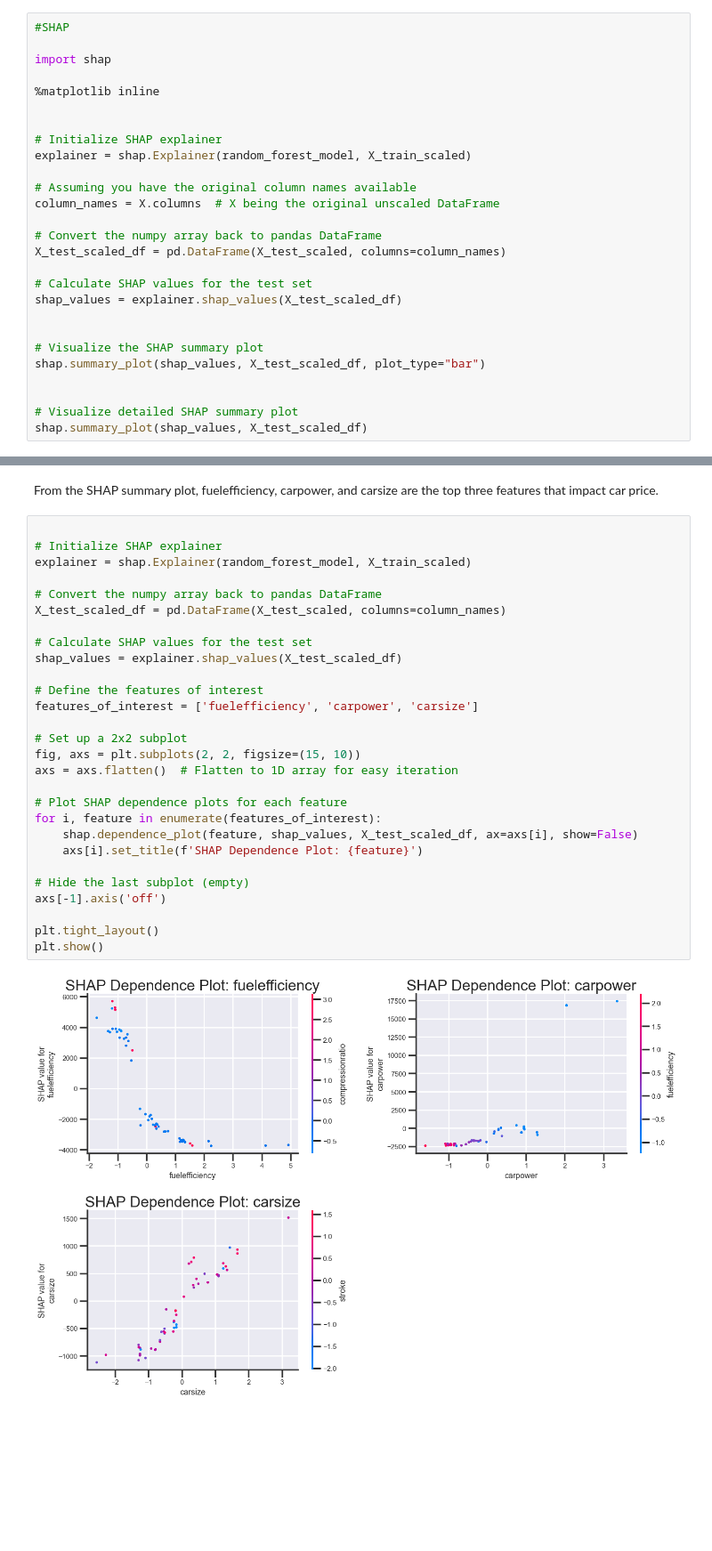
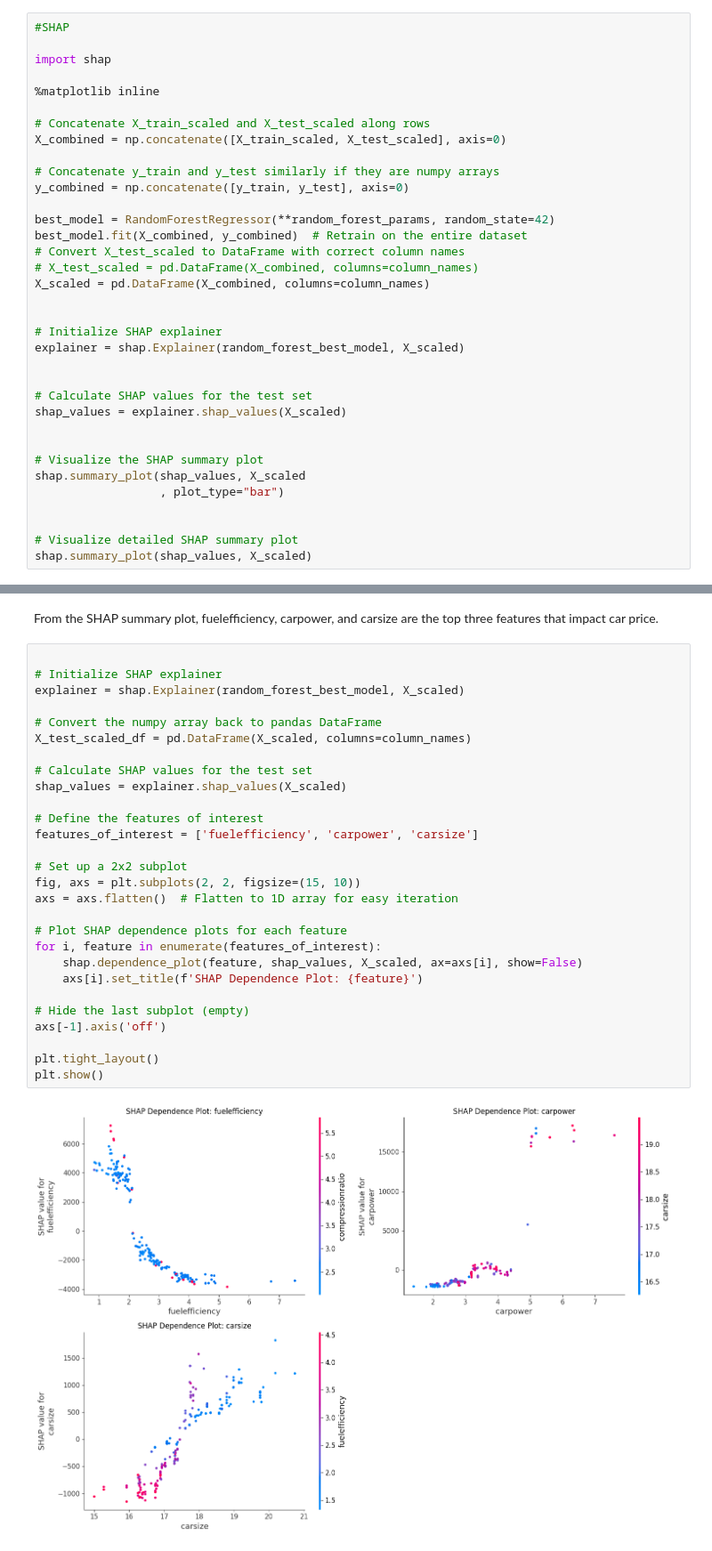
Before and after one commit to stevelitech2018/Capstone_2_car_price, a Jupyter notebook: Car price prediction multiple linear regression/Capstone_2nd_Modeling.ipynb, the cells around one changed output, grey strips where cells are left out. Shown: that part at 89% size. Drawn from its saved outputs; the diff is of its cells as text; blank space fills up the shorter version.

```diff
--- a/Car price prediction multiple linear regression/Capstone_2nd_Modeling.ipynb
+++ b/Car price prediction multiple linear regression/Capstone_2nd_Modeling.ipynb
@@ -191,24 +425,32 @@ import shap
 
 %matplotlib inline
 
+# Concatenate X_train_scaled and X_test_scaled along rows
+X_combined = np.concatenate([X_train_scaled, X_test_scaled], axis=0)
+
+# Concatenate y_train and y_test similarly if they are numpy arrays
+y_combined = np.concatenate([y_train, y_test], axis=0)
+
+best_model = RandomForestRegressor(**random_forest_params, random_state=42)
+best_model.fit(X_combined, y_combined)  # Retrain on the entire dataset
+# Convert X_test_scaled to DataFrame with correct column names
+# X_test_scaled = pd.DataFrame(X_combined, columns=column_names)
+X_scaled = pd.DataFrame(X_combined, columns=column_names)
+
 
 # Initialize SHAP explainer
-explainer = shap.Explainer(random_forest_model, X_train_scaled)
+explainer = shap.Explainer(random_forest_best_model, X_scaled)
 
-# Assuming you have the original column names available
-column_names = X.columns  # X being the original unscaled DataFrame
-
-# Convert the numpy array back to pandas DataFrame
-X_test_scaled_df = pd.DataFrame(X_test_scaled, columns=column_names)
 
 # Calculate SHAP values for the test set
-shap_values = explainer.shap_values(X_test_scaled_df)
+shap_values = explainer.shap_values(X_scaled)
 
 
 # Visualize the SHAP summary plot
-shap.summary_plot(shap_values, X_test_scaled_df, plot_type="bar")
+shap.summary_plot(shap_values, X_scaled
+                  , plot_type="bar")
 
 
 # Visualize detailed SHAP summary plot
-shap.summary_plot(shap_values, X_test_scaled_df)
+shap.summary_plot(shap_values, X_scaled)
 # %% [output]
@@ -219,30 +461,30 @@ From the SHAP summary plot, fuelefficiency, carpower, and carsize are the top th
 # %%
 
 # Initialize SHAP explainer
-explainer = shap.Explainer(random_forest_model, X_train_scaled)
+explainer = shap.Explainer(random_forest_best_model, X_scaled)
 
 # Convert the numpy array back to pandas DataFrame
-X_test_scaled_df = pd.DataFrame(X_test_scaled, columns=column_names)
+X_test_scaled_df = pd.DataFrame(X_scaled, columns=column_names)
 
 # Calculate SHAP values for the test set
-shap_values = explainer.shap_values(X_test_scaled_df)
+shap_values = explainer.shap_values(X_scaled)
 
 # Define the features of interest
 features_of_interest = ['fuelefficiency', 'carpower', 'carsize']
 
 # Set up a 2x2 subplot
 fig, axs = plt.subplots(2, 2, figsize=(15, 10))
 axs = axs.flatten()  # Flatten to 1D array for easy iteration
 
 # Plot SHAP dependence plots for each feature
 for i, feature in enumerate(features_of_interest):
-    shap.dependence_plot(feature, shap_values, X_test_scaled_df, ax=axs[i], show=False)
+    shap.dependence_plot(feature, shap_values, X_scaled, ax=axs[i], show=False)
     axs[i].set_title(f'SHAP Dependence Plot: {feature}')
 
 # Hide the last subplot (empty)
 axs[-1].axis('off')
 
 plt.tight_layout()
 plt.show()
 # %% [output]
-[figure, old version]
+[figure, new version]
```
Also changed, not shown: parts of 20 cells of this notebook, 3 other files.
